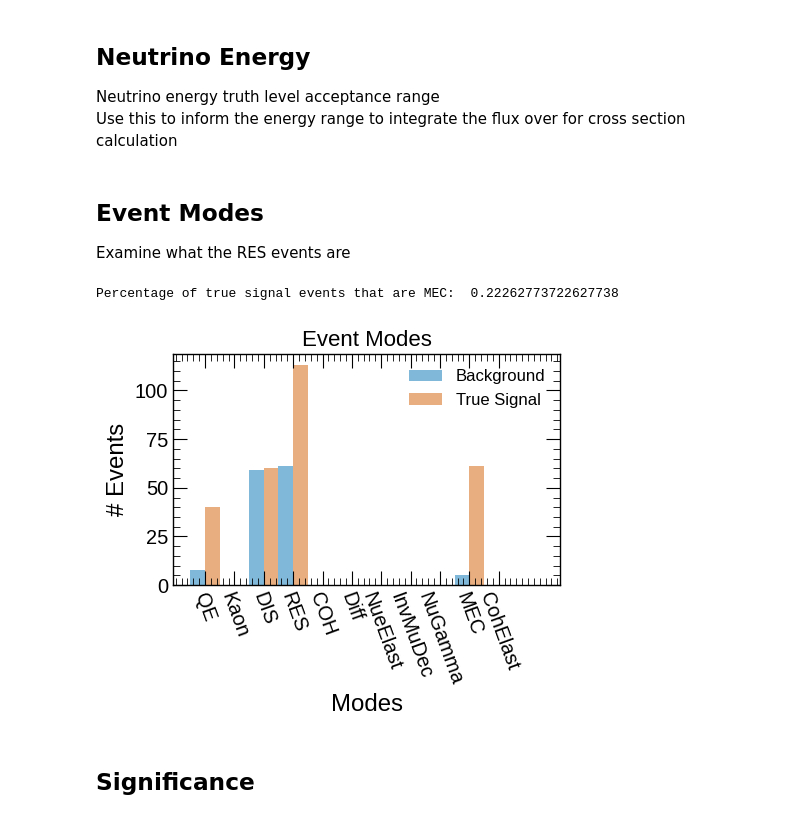
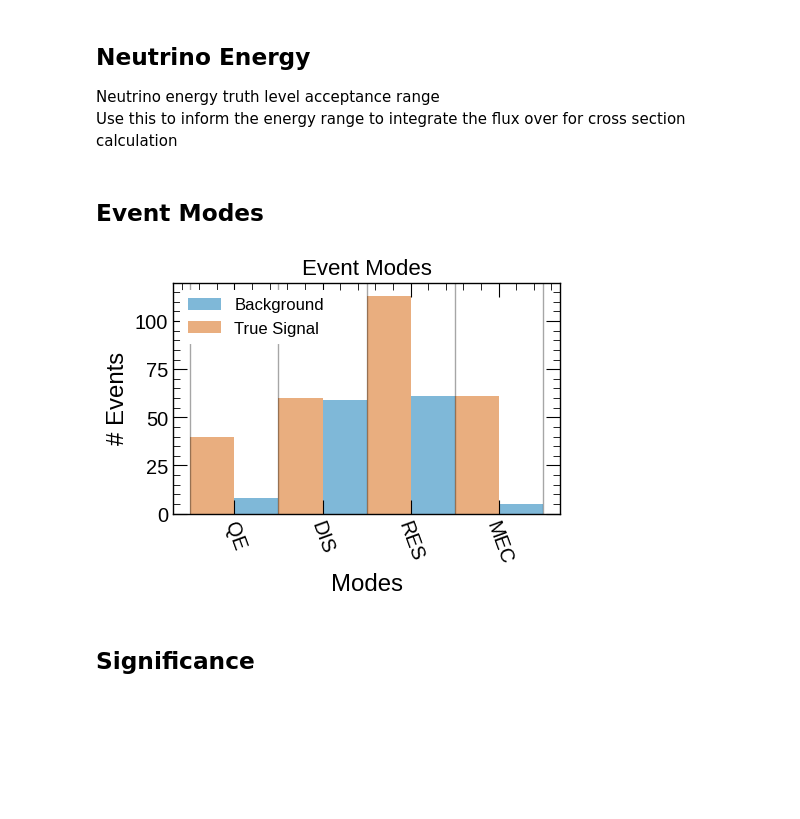
Before and after one commit to ZaeMoore/2x2_CAF, a Jupyter notebook: minirun/caf_analysis.ipynb, the cells around one changed output. Drawn from its saved outputs; the diff is of its cells as text; code cells hidden in the pictures; blank space fills up the shorter version.

Commit message:
Updated caf analysis files for miniruns

```diff
--- a/minirun/caf_analysis.ipynb
+++ b/minirun/caf_analysis.ipynb
@@ -728,35 +735,44 @@ Neutrino energy truth level acceptance range <br>
 Use this to inform the energy range to integrate the flux over for cross section calculation
 # %% [markdown]
 ## Event Modes
-
-Examine what the RES events are
-# %%
-#Look at what type of events are background. Background = signal, not true
-background_mode = []
-true_signal_mode = []
-
-for ev in range(len(mode_event)):
-    if signal_event[ev] == 1 and true_event[ev] == 0:
-        background_mode.append(mode_event[ev])
-    elif signal_event[ev] == 1 and true_event[ev] == 1:
-        true_signal_mode.append(mode_event[ev])
-
-mec_perc = true_signal_mode.count(10)/len(true_signal_mode)
-print("Percentage of true signal events that are MEC: ", mec_perc)
-
-#Make a histogram of the background event modes
-fig = plt.figure(figsize=(5,3))
-n, bins, edges = plt.hist(background_mode, bins=np.arange(1.0, 13.0, 0.5), density=False, alpha=0.5, align='left')
-n_ts, bins_ts, edges_ts = plt.hist(true_signal_mode, bins=np.arange(1.0, 13.0, 0.5), density=False, alpha=0.5, align='right')
-plt.xticks(np.arange(1.25, 12.25, 1.0), ['QE', 'Kaon', 'DIS', 'RES', 'COH', 'Diff', 'NueElast', 'InvMuDec', 'NuGamma', 'MEC', 'CohElast'], rotation=290)
-plt.xlabel("Modes")
-plt.ylabel("# Events")
-plt.title("Event Modes", fontsize=16)
-plt.legend(['Background', 'True Signal'])
-plt.show()
-# %% [output]
-Percentage of true signal events that are MEC:  0.22262773722627738
-[figure, removed]
+# %%
+bg_df = df.loc[(df["truth_passes"] == 0) & (df["reco_passes"] == 1), \
+    ["event_number", "mode"]].drop_duplicates(subset=['event_number'])
+
+signal_df = df.loc[(df["truth_passes"] == 1) & (df["reco_passes"] == 1), \
+    ["event_number", "mode"]].drop_duplicates(subset=['event_number'])
+
+mode_res_bg = df.loc[(df["mode"] == 4) & (df["reco_passes"] == 1) & (df["truth_passes"] == 0), ["event_number", "true_pdg", "reco_pdg"]]
+# What are the background RES events?
+#print(mode_res_bg[["event_number", "true_pdg", "reco_pdg"]].head(20))
+
+
+# Shift the mode numbers over to show only the relevant modes. Do any analysis before this, this is only for plot
+# Signal mode numbers higher by 1 for alignment purposes
+bg_df['mode'] = bg_df['mode'].replace({3: 2, 4: 3, 10: 4})
+signal_df['mode'] = signal_df['mode'].replace({3: 2, 4: 3, 10: 4})
+
+# 1 = QE, 2 = DIS, 3 = RES, 4 = MEC
+# Signal: QE - 0-0.5
+xline = [0, 1, 2, 3, 4]
+
+#Make a histogram of the background event modes
+fig = plt.figure(figsize=(5,3))
+n_bg, bins_bg, edges_bg = plt.hist(bg_df["mode"] - 0.5, bins=np.arange(0.0, 4.5, 0.5), density=False, alpha=0.5, label='Background')
+n_sig, bins_sig, edges_sig = plt.hist(signal_df["mode"] - 1.0, bins=np.arange(0.0, 4.5, 0.5), density=False, alpha=0.5, label='True Signal')
+#plt.xticks(np.arange(1.25, 12.25, 1.0), ['QE', 'Kaon', 'DIS', 'RES', 'COH', 'Diff', 'NueElast', 'InvMuDec', 'NuGamma', 'MEC', 'CohElast'], rotation=290)
+plt.xticks(np.arange(0.5, 4.5, 1.0), ['QE', 'DIS', 'RES', 'MEC'], rotation=290)
+plt.tick_params(axis='x', which='minor', bottom=False)
+for x in xline:
+    plt.axvline(x=x, color='black', linewidth=1, alpha=0.35)
+plt.xlabel("Modes")
+plt.ylabel("# Events")
+plt.ylim(0, 120)
+plt.title("Event Modes", fontsize=16)
+plt.legend(frameon=True, facecolor='white', edgecolor='white', framealpha=1)
+plt.show()
+# %% [output]
+[figure, added]
 # %% [markdown]
 ## Significance
 # %%
```
Also changed, not shown: parts of 7 cells of this notebook, 5 other files.
